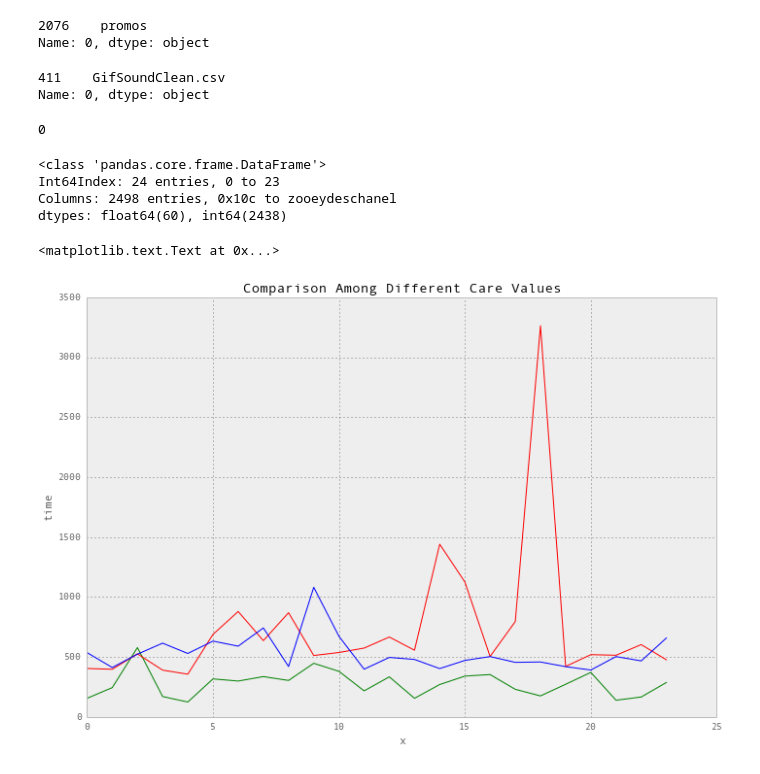
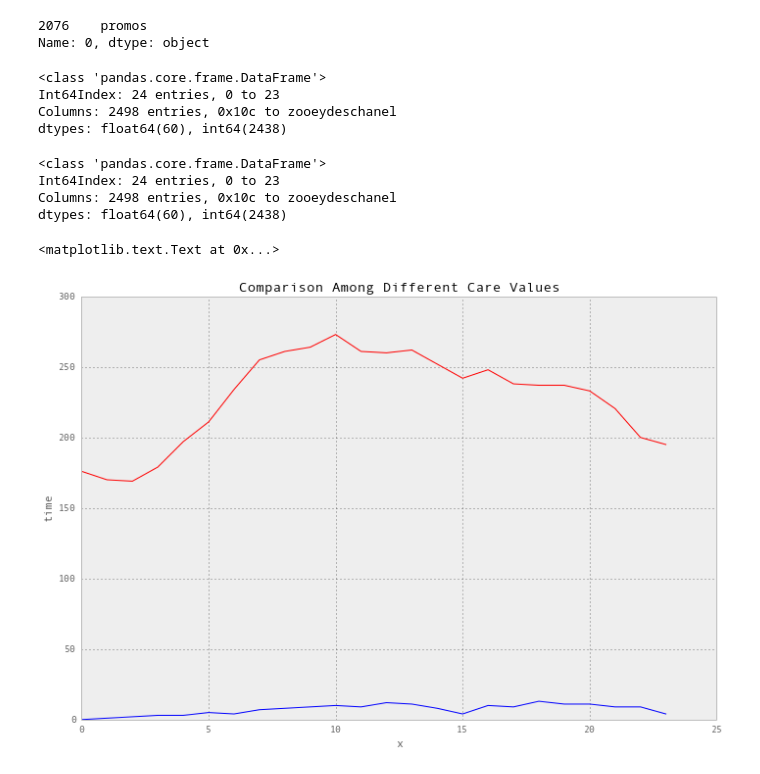
Before and after one commit to grepJimmyGu/capstone, a Jupyter notebook: Project.ipynb, the cells around one changed output. Drawn from its saved outputs; the diff is of its cells as text; code cells hidden in the pictures.

```diff
--- a/Project.ipynb
+++ b/Project.ipynb
@@ -20,20 +19,12 @@ name[0][2076:2077]
 2076    promos
 Name: 0, dtype: object
 # %%
-test = name[0][411:412] + 'Clean' + '.csv'
-print test
-data = pd.read_table("promosClean.csv", sep = "\t")
-data.head()
-pd.read_table("GiffingToolClean.csv", sep = "\t").head()
-virgin = pd.read_table("VirginiaClean.csv", sep = "\t")
-def t(x):
-    x = datetime.datetime.fromtimestamp(x).strftime('%H')
-    return x
-sum(virgin['created_utc'].apply(t) == 5)
+#test = name[0][411:412] + 'Clean' + '.csv'
+#print test
+#data = pd.read_table("promosClean.csv", sep = "\t")
+#data.head()
+#pd.read_table("GiffingToolClean.csv", sep = "\t").head()
+#virgin = pd.read_table("VirginiaClean.csv", sep = "\t")
-# %% [output]
-411    GifSoundClean.csv
-Name: 0, dtype: object
-0
 # %%
 import datetime
 import pandas as pd
@@ -65,22 +56,30 @@ Time_care.drop('Time', axis = 1)
 Int64Index: 24 entries, 0 to 23
 Columns: 2498 entries, 0x10c to zooeydeschanel
 dtypes: float64(60), int64(2438)
+# %%
+Time_karma.drop('Time', axis = 1)
+Time_care.drop('Time', axis = 1)
+# %% [output]
+<class 'pandas.core.frame.DataFrame'>
+Int64Index: 24 entries, 0 to 23
+Columns: 2498 entries, 0x10c to zooeydeschanel
+dtypes: float64(60), int64(2438)
 # %%
 %matplotlib inline
 import matplotlib
 from matplotlib import pyplot as plt
 import numpy as np
 fig = plt.figure()
 axes = fig.add_axes([0.2,0.2,1.5,1.5])
-plt.plot(Time_care["0x10c"], 'g')
-plt.plot(Time_care["30ROCK"], 'r')
-plt.plot(Time_care["3DS"], 'b')
+# plt.plot(Time_care.T.max(), 'g')
+plt.plot(Time_care.T.median(), 'r')
+plt.plot(Time_care.T.min(), 'b')
 axes.set_xlabel('x')
 axes.set_ylabel('time')
 axes.set_title('Comparison Among Different Care Values')
 # %% [output]
 <matplotlib.text.Text at 0x...>
-[figure, old version]
+[figure, new version]
 # %%
 import numpy as np
 import datetime
```
Also changed, not shown: parts of 15 cells of this notebook.
